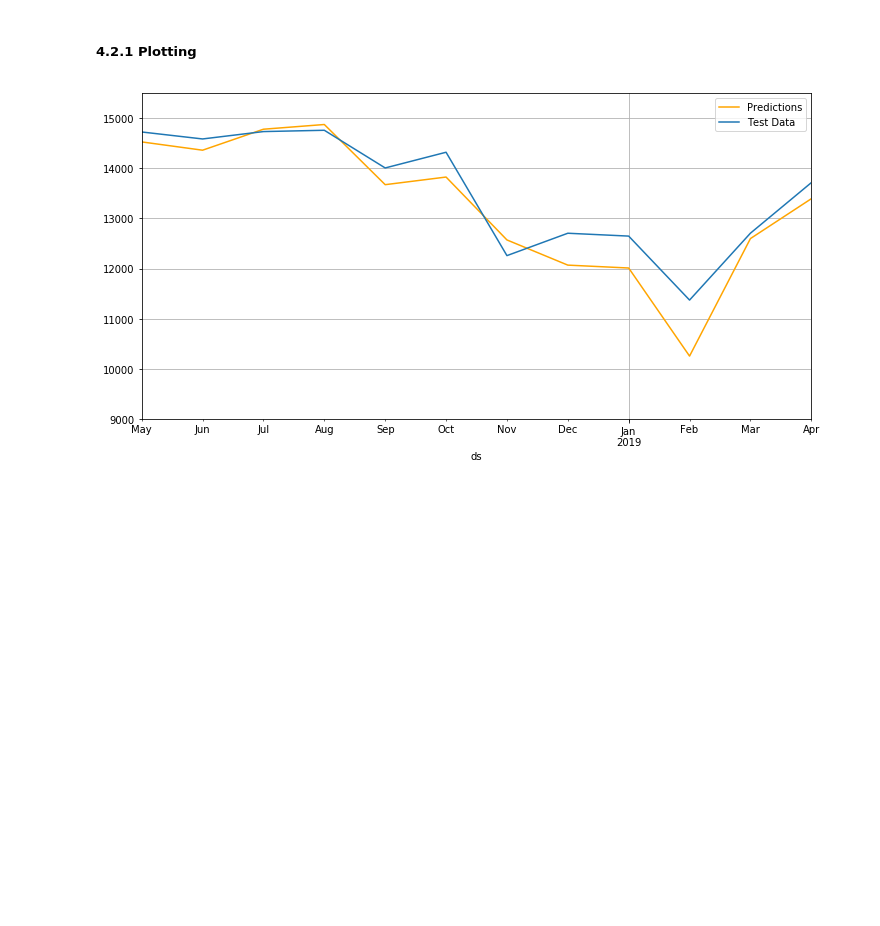
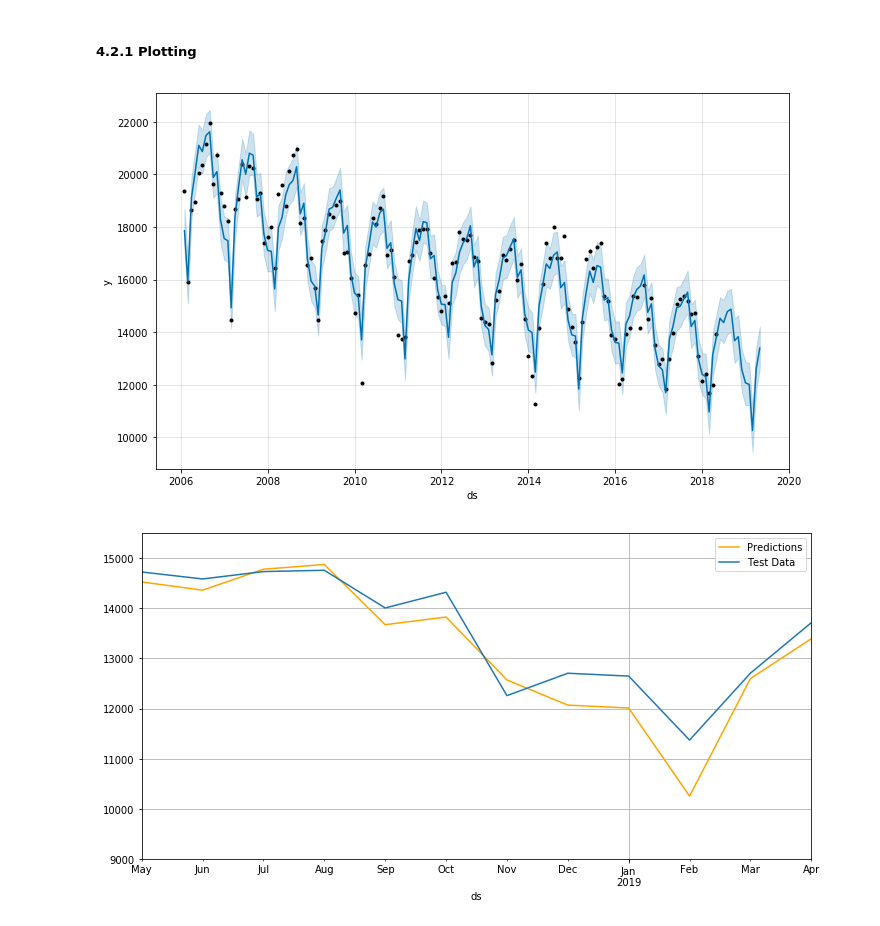
Before and after one commit to emunozlorenzo/DataCopCrimePrediction, a Jupyter notebook: notebooks/02_Prophet.ipynb, the cells around one changed output. Cells and saved outputs as stored; diff of their text form; code cells hidden in the pictures; blank space fills up the shorter version.

```diff
--- a/notebooks/02_Prophet.ipynb
+++ b/notebooks/02_Prophet.ipynb
@@ -135,5 +140,9 @@ INFO:fbprophet:Disabling daily seasonality. Run prophet with daily_seasonality=T
 # %% [markdown]
 ##### 4.2.1 Plotting
+# %%
+m.plot(preds);
+# %% [output]
+[figure, added]
 # %%
 ax = preds.plot(x='ds',y='yhat',label='Predictions',legend=True,figsize=(12,6),color='orange')
 test.plot(x='ds',y='y',label='Test Data',legend=True,ax=ax,xlim=('2018-05-31','2019-04-30'),ylim=(9000,15500),grid=True);
```
Also changed, not shown: parts of 7 cells of this notebook.
